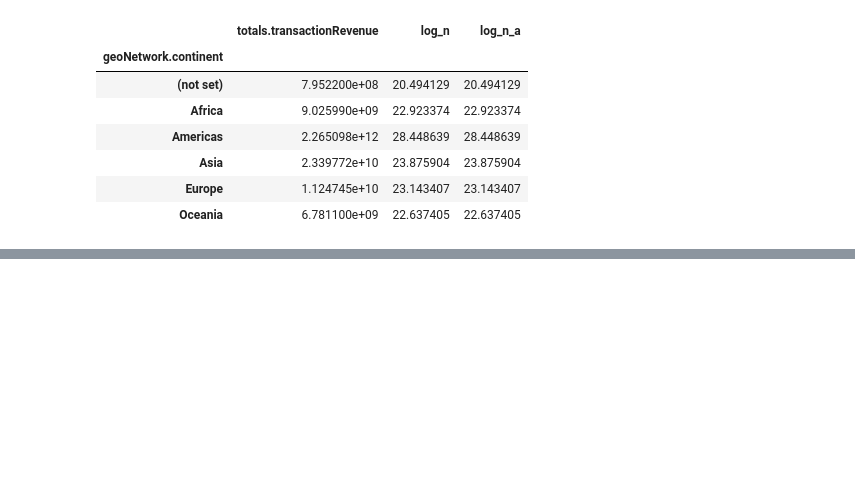
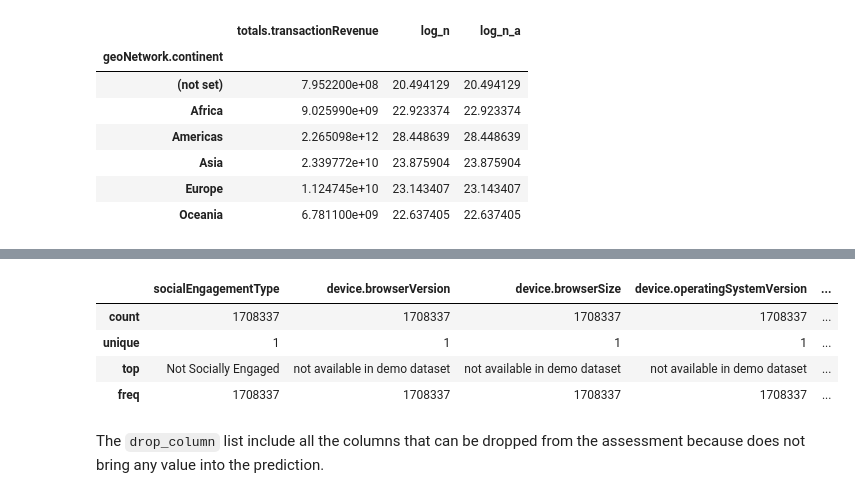
Before and after one commit to AsiMrz/MAYC_ML_Revenue_Prediction, a Jupyter notebook: Yeisson_Copy_of_MAYC.ipynb, the cells around one changed output, grey strips where cells are left out. Cells and saved outputs as stored; diff of their text form; code cells hidden in the pictures; blank space fills up the shorter version.

````diff
--- a/Yeisson_Copy_of_MAYC.ipynb
+++ b/Yeisson_Copy_of_MAYC.ipynb
@@ -271,0 +309,6 @@ ax
+# %%
+drop_column=[]
+for i in candidate_drop:
+  if df_train[i].value_counts().item()==len(df_train[i]): #evaluate if All the values in the column are the same, in that case no use for prediction
+    drop_column.append(i)
+drop_column
@@ -271,0 +335,10 @@ ax
+# %%
+df_train[drop_column].describe()
+# %% [output]
+|  | socialEngagementType | device.browserVersion | device.browserSize | device.operatingSystemVersion | ... |
+| count | 1708337 | 1708337 | 1708337 | 1708337 | ... |
+| unique | 1 | 1 | 1 | 1 | ... |
+| top | Not Socially Engaged | not available in demo dataset | not available in demo dataset | not available in demo dataset | ... |
+| freq | 1708337 | 1708337 | 1708337 | 1708337 | ... |
+# %% [markdown]
+The ```drop_column``` list include all the columns that can be dropped from the assessment because does not bring any value into the prediction.
````
Also changed, not shown: parts of 10 cells of this notebook.
